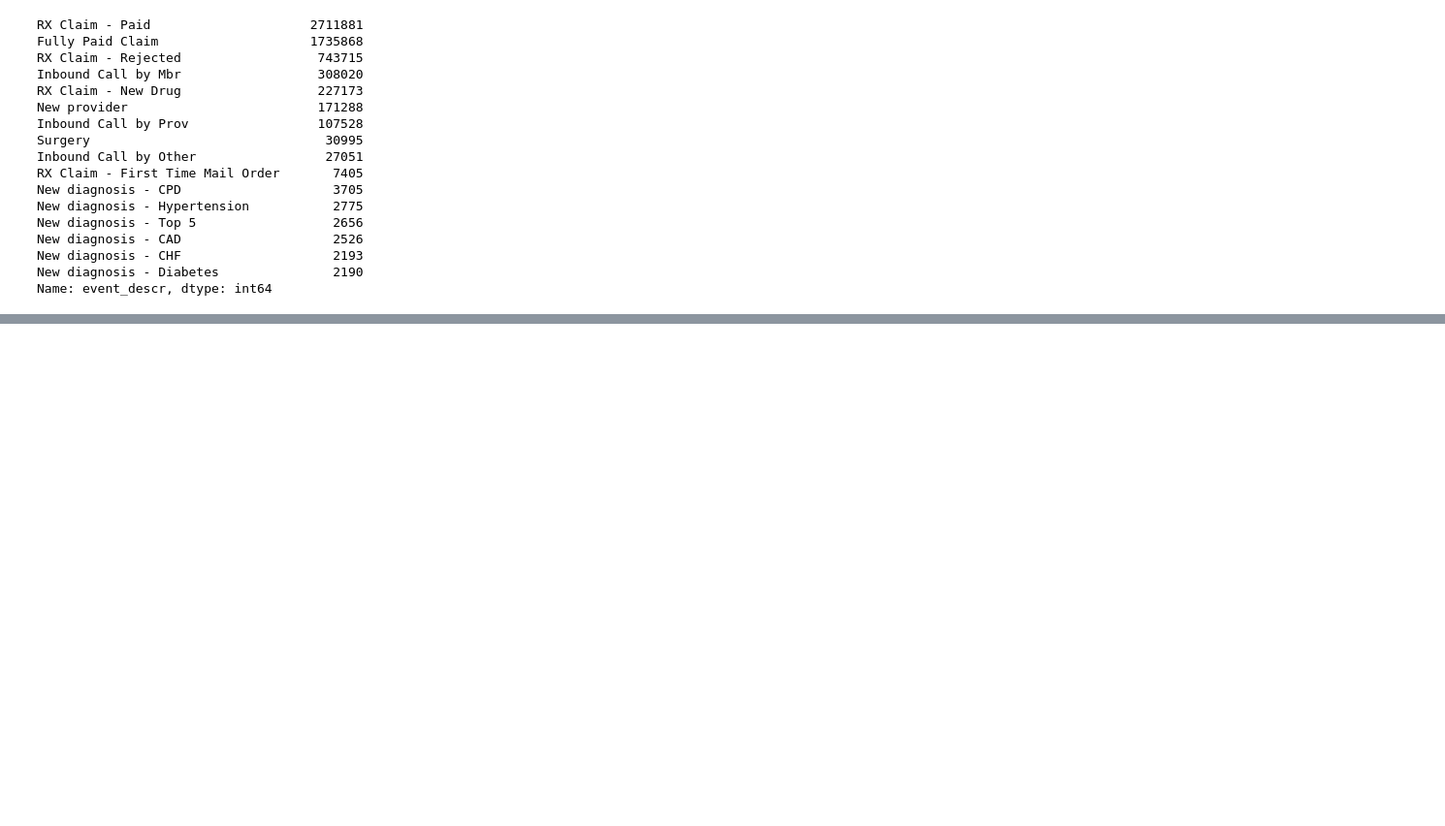
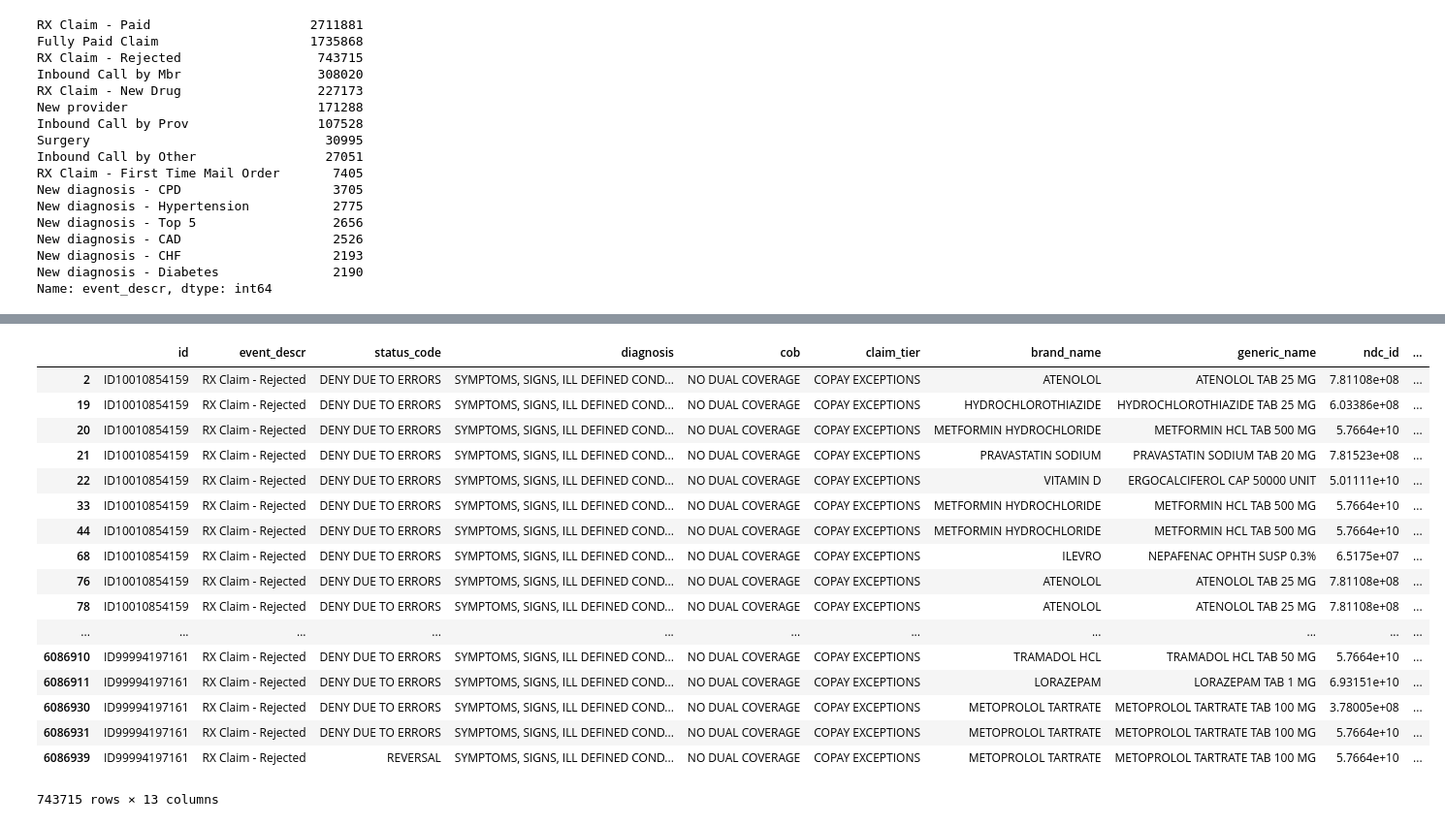
Before and after one commit to chenson2018/Humana-Mays-Competition, a Jupyter notebook: Exploration.ipynb, the cells around one changed output, grey strips where cells are left out. Shown at 97% size. Saved outputs shown, nothing was run; the diff lists cells and outputs as text; code cells hidden in the pictures; blank space fills up the shorter version.

Commit message:
Dataframe Definitions
Split dataset into frames with matching columns

```diff
--- a/Exploration.ipynb
+++ b/Exploration.ipynb
@@ -51,0 +315,46 @@ new_diagnosis = ['New diagnosis - CPD',
+# %%
+rx_reject = df[df['event_descr']=='RX Claim - Rejected']
+
+rx_reject = rx_reject.drop(['PAY_DAY_SUPPLY_CNT',
+                            'PAYABLE_QTY',
+                            'MME',
+                            'DRUG_TYPE',
+                            'Specialty',
+                            'Specialty2',
+                            'Specialty3'],
+                             axis =1)
+
+rx_reject.columns = ['id',
+                     'event_descr',
+                     'status_code',
+                     'diagnosis',
+                     'cob',
+                     'claim_tier',
+                     'brand_name',
+                     'generic_name',
+                     'ndc_id',
+                     'pay_day_supply_count',
+                     'member_responsible_amount',
+                     'gpi_drug_group8_id',
+                     'Days']
+
+rx_reject
+# %% [output]
+|  | id | event_descr | status_code | diagnosis | cob | claim_tier | brand_name | generic_name | ndc_id | ... |
+| 2 | ID10010854159 | RX Claim - Rejected | DENY DUE TO ERRORS | SYMPTOMS, SIGNS, ILL DEFINED COND... | NO DUAL COVERAGE | COPAY EXCEPTIONS | ATENOLOL | ATENOLOL TAB 25 MG | 7.81108e+08 | ... |
+| 19 | ID10010854159 | RX Claim - Rejected | DENY DUE TO ERRORS | SYMPTOMS, SIGNS, ILL DEFINED COND... | NO DUAL COVERAGE | COPAY EXCEPTIONS | HYDROCHLOROTHIAZIDE | HYDROCHLOROTHIAZIDE TAB 25 MG | 6.03386e+08 | ... |
+| 20 | ID10010854159 | RX Claim - Rejected | DENY DUE TO ERRORS | SYMPTOMS, SIGNS, ILL DEFINED COND... | NO DUAL COVERAGE | COPAY EXCEPTIONS | METFORMIN HYDROCHLORIDE | METFORMIN HCL TAB 500 MG | 5.7664e+10 | ... |
+| 21 | ID10010854159 | RX Claim - Rejected | DENY DUE TO ERRORS | SYMPTOMS, SIGNS, ILL DEFINED COND... | NO DUAL COVERAGE | COPAY EXCEPTIONS | PRAVASTATIN SODIUM | PRAVASTATIN SODIUM TAB 20 MG | 7.81523e+08 | ... |
+| 22 | ID10010854159 | RX Claim - Rejected | DENY DUE TO ERRORS | SYMPTOMS, SIGNS, ILL DEFINED COND... | NO DUAL COVERAGE | COPAY EXCEPTIONS | VITAMIN D | ERGOCALCIFEROL CAP 50000 UNIT | 5.01111e+10 | ... |
+| 33 | ID10010854159 | RX Claim - Rejected | DENY DUE TO ERRORS | SYMPTOMS, SIGNS, ILL DEFINED COND... | NO DUAL COVERAGE | COPAY EXCEPTIONS | METFORMIN HYDROCHLORIDE | METFORMIN HCL TAB 500 MG | 5.7664e+10 | ... |
+| 44 | ID10010854159 | RX Claim - Rejected | DENY DUE TO ERRORS | SYMPTOMS, SIGNS, ILL DEFINED COND... | NO DUAL COVERAGE | COPAY EXCEPTIONS | METFORMIN HYDROCHLORIDE | METFORMIN HCL TAB 500 MG | 5.7664e+10 | ... |
+| 68 | ID10010854159 | RX Claim - Rejected | DENY DUE TO ERRORS | SYMPTOMS, SIGNS, ILL DEFINED COND... | NO DUAL COVERAGE | COPAY EXCEPTIONS | ILEVRO | NEPAFENAC OPHTH SUSP 0.3% | 6.5175e+07 | ... |
+| 76 | ID10010854159 | RX Claim - Rejected | DENY DUE TO ERRORS | SYMPTOMS, SIGNS, ILL DEFINED COND... | NO DUAL COVERAGE | COPAY EXCEPTIONS | ATENOLOL | ATENOLOL TAB 25 MG | 7.81108e+08 | ... |
+| 78 | ID10010854159 | RX Claim - Rejected | DENY DUE TO ERRORS | SYMPTOMS, SIGNS, ILL DEFINED COND... | NO DUAL COVERAGE | COPAY EXCEPTIONS | ATENOLOL | ATENOLOL TAB 25 MG | 7.81108e+08 | ... |
+| ... | ... | ... | ... | ... | ... | ... | ... | ... | ... | ... |
+| 6086910 | ID99994197161 | RX Claim - Rejected | DENY DUE TO ERRORS | SYMPTOMS, SIGNS, ILL DEFINED COND... | NO DUAL COVERAGE | COPAY EXCEPTIONS | TRAMADOL HCL | TRAMADOL HCL TAB 50 MG | 5.7664e+10 | ... |
+| 6086911 | ID99994197161 | RX Claim - Rejected | DENY DUE TO ERRORS | SYMPTOMS, SIGNS, ILL DEFINED COND... | NO DUAL COVERAGE | COPAY EXCEPTIONS | LORAZEPAM | LORAZEPAM TAB 1 MG | 6.93151e+10 | ... |
+| 6086930 | ID99994197161 | RX Claim - Rejected | DENY DUE TO ERRORS | SYMPTOMS, SIGNS, ILL DEFINED COND... | NO DUAL COVERAGE | COPAY EXCEPTIONS | METOPROLOL TARTRATE | METOPROLOL TARTRATE TAB 100 MG | 3.78005e+08 | ... |
+| 6086931 | ID99994197161 | RX Claim - Rejected | DENY DUE TO ERRORS | SYMPTOMS, SIGNS, ILL DEFINED COND... | NO DUAL COVERAGE | COPAY EXCEPTIONS | METOPROLOL TARTRATE | METOPROLOL TARTRATE TAB 100 MG | 5.7664e+10 | ... |
+| 6086939 | ID99994197161 | RX Claim - Rejected | REVERSAL | SYMPTOMS, SIGNS, ILL DEFINED COND... | NO DUAL COVERAGE | COPAY EXCEPTIONS | METOPROLOL TARTRATE | METOPROLOL TARTRATE TAB 100 MG | 5.7664e+10 | ... |
+743715 rows × 13 columns
```
Also changed, not shown: parts of 7 cells of this notebook, 1 other file.
